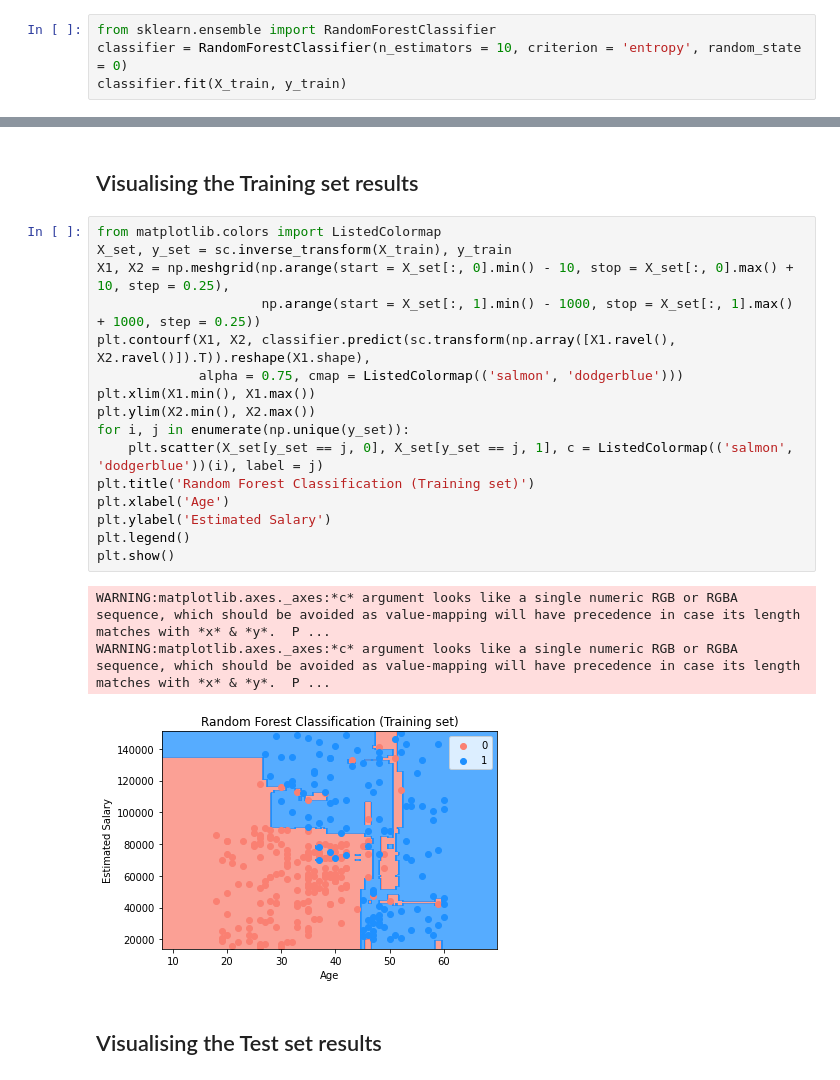
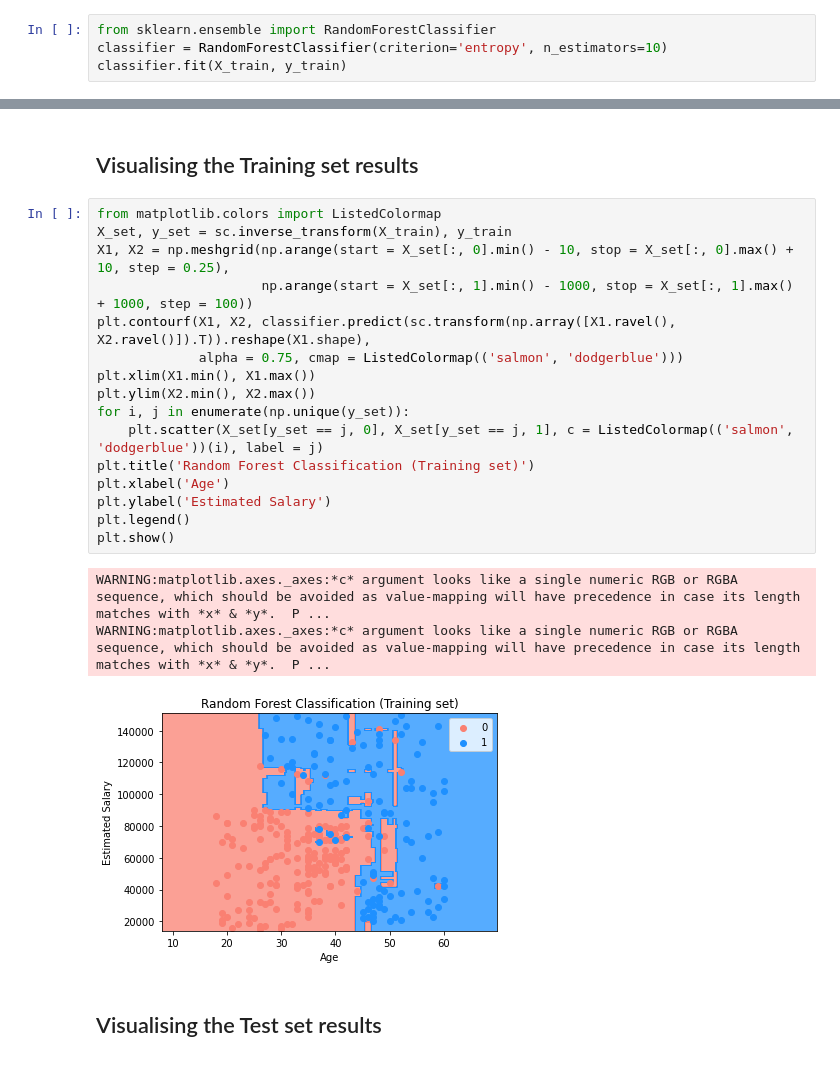
Before and after one commit to kevinegan31/Udemy_Machnine_Learning_A-Z, a Jupyter notebook: Python/Classification/random_forest_classification.ipynb, the cells around one changed output, grey strips where cells are left out. Drawn from its saved outputs; the diff is of its cells as text.

```diff
--- a/Python/Classification/random_forest_classification.ipynb
+++ b/Python/Classification/random_forest_classification.ipynb
@@ -128,6 +128,6 @@ print(X_test)
 ## Training the Random Forest Classification model on the Training set
 # %%
 from sklearn.ensemble import RandomForestClassifier
-classifier = RandomForestClassifier(n_estimators = 10, criterion = 'entropy', random_state = 0)
+classifier = RandomForestClassifier(criterion='entropy', n_estimators=10)
 classifier.fit(X_train, y_train)
 # %% [output]
@@ -177,23 +177,23 @@ accuracy_score(y_test, y_pred)
 # %%
 from matplotlib.colors import ListedColormap
 X_set, y_set = sc.inverse_transform(X_train), y_train
 X1, X2 = np.meshgrid(np.arange(start = X_set[:, 0].min() - 10, stop = X_set[:, 0].max() + 10, step = 0.25),
-                     np.arange(start = X_set[:, 1].min() - 1000, stop = X_set[:, 1].max() + 1000, step = 0.25))
+                     np.arange(start = X_set[:, 1].min() - 1000, stop = X_set[:, 1].max() + 1000, step = 100))
 plt.contourf(X1, X2, classifier.predict(sc.transform(np.array([X1.ravel(), X2.ravel()]).T)).reshape(X1.shape),
              alpha = 0.75, cmap = ListedColormap(('salmon', 'dodgerblue')))
 plt.xlim(X1.min(), X1.max())
 plt.ylim(X2.min(), X2.max())
 for i, j in enumerate(np.unique(y_set)):
     plt.scatter(X_set[y_set == j, 0], X_set[y_set == j, 1], c = ListedColormap(('salmon', 'dodgerblue'))(i), label = j)
 plt.title('Random Forest Classification (Training set)')
 plt.xlabel('Age')
 plt.ylabel('Estimated Salary')
 plt.legend()
 plt.show()
 # %% [output]
 WARNING:matplotlib.axes._axes:*c* argument looks like a single numeric RGB or RGBA sequence, which should be avoided as value-mapping will have precedence in case its length matches with *x* & *y*.  P ...
 WARNING:matplotlib.axes._axes:*c* argument looks like a single numeric RGB or RGBA sequence, which should be avoided as value-mapping will have precedence in case its length matches with *x* & *y*.  P ...
-[figure, old version]
+[figure, new version]
 # %% [markdown]
 ## Visualising the Test set results
 # %%
```
Also changed, not shown: parts of 3 cells of this notebook.
